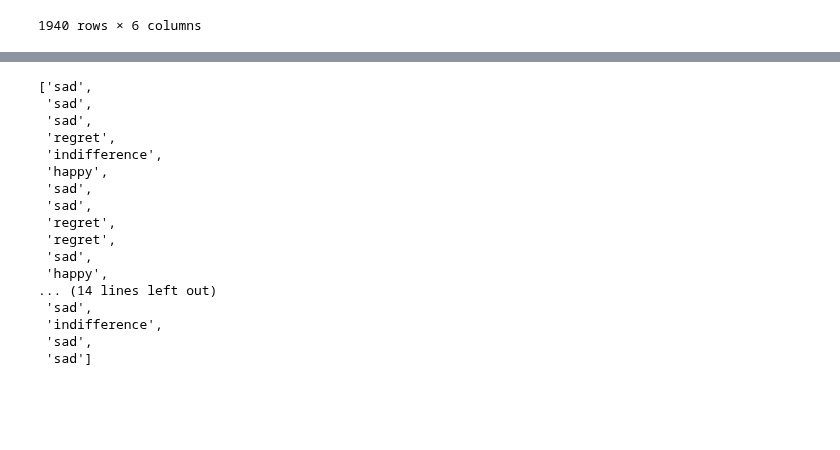
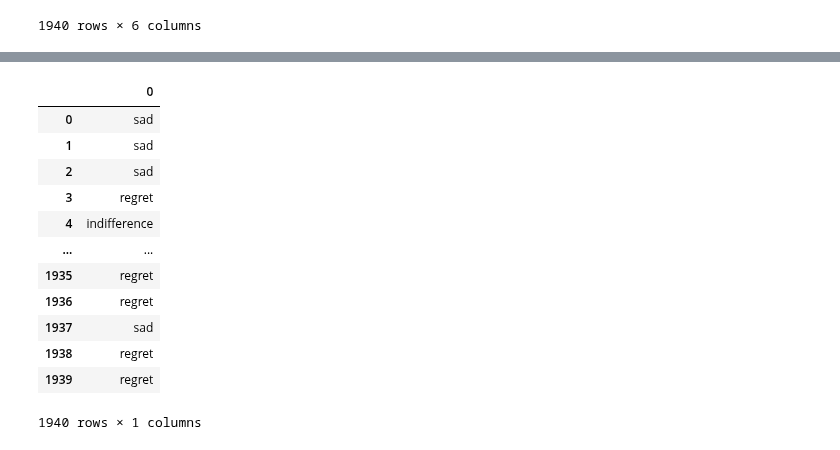
Before and after one commit to python-project-3Joe/python, a Jupyter notebook: Note/나이브베이즈/NaiveBayes.ipynb, the cells around one changed output, grey strips where cells are left out. Cells and saved outputs as stored; diff of their text form; code cells hidden in the pictures; blank space fills up the shorter version.

```diff
--- a/Note/나이브베이즈/NaiveBayes.ipynb
+++ b/Note/나이브베이즈/NaiveBayes.ipynb
@@ -192,20 +237,17 @@ for i in range(0,30):
-# %%
-emotion
-# %% [output]
-['sad',
- 'sad',
- 'sad',
- 'regret',
- 'indifference',
- 'happy',
- 'sad',
- 'sad',
- 'regret',
- 'regret',
- 'sad',
- 'happy',
-... (14 lines left out)
- 'sad',
- 'indifference',
- 'sad',
- 'sad']
+# %%
+감정 = pd.DataFrame(emotion)
+감정
+# %% [output]
+|  | 0 |
+| 0 | sad |
+| 1 | sad |
+| 2 | sad |
+| 3 | regret |
+| 4 | indifference |
+| ... | ... |
+| 1935 | regret |
+| 1936 | regret |
+| 1937 | sad |
+| 1938 | regret |
+| 1939 | regret |
+1940 rows × 1 columns
```
Also changed, not shown: parts of 21 cells of this notebook.
